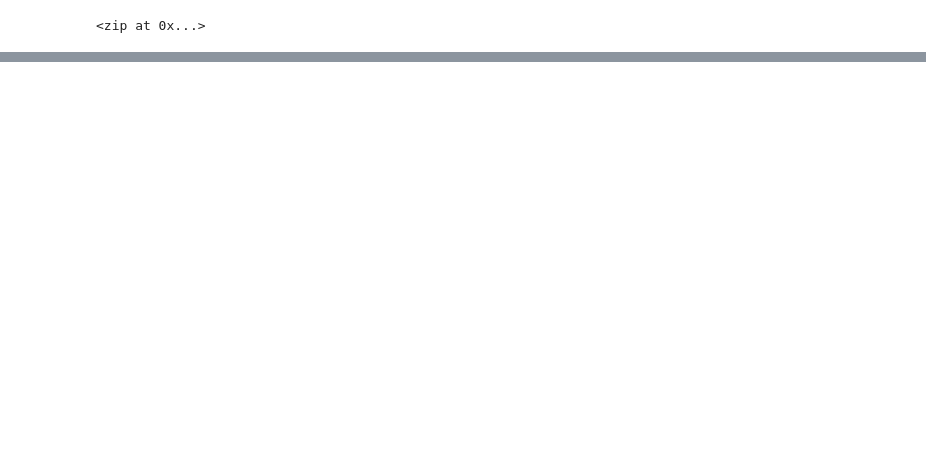
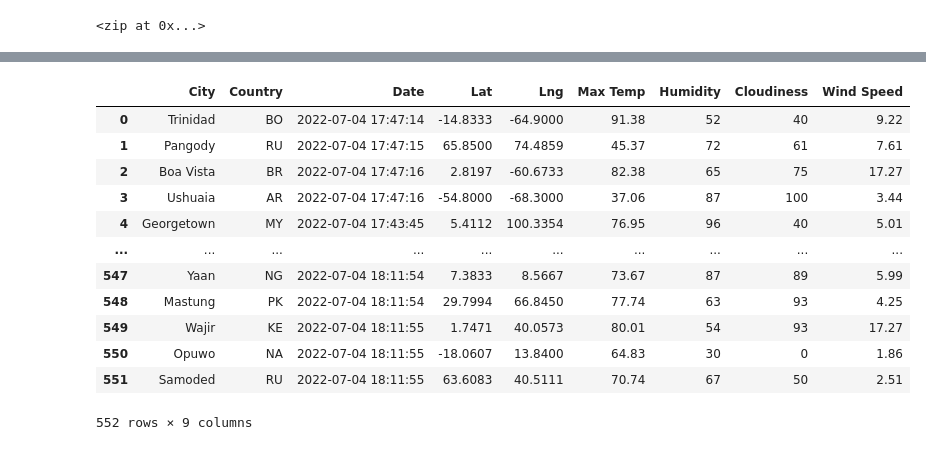
Before and after one commit to adrianm240/World_Weather_Analysis, a Jupyter notebook: WeatherPy.ipynb, the cells around one changed output, grey strips where cells are left out. Saved outputs shown, nothing was run; the diff lists cells and outputs as text; code cells hidden in the pictures; blank space fills up the shorter version.

Commit message:
obtained weather JSON data and parsed it.

```diff
--- a/WeatherPy.ipynb
+++ b/WeatherPy.ipynb
@@ -3,3 +3,17 @@
 import pandas as pd
 import matplotlib.pyplot as plt
 import numpy as np
+
+# Import the requests library.
+import requests
+
+# Import the API key.
+from config import weather_api_key
+
+# Import the time library and the datetime module from the datetime library
+import time
+from datetime import datetime
+
+# Starting URL for Weather Map API Call.
+url = "http://api.openweathermap.org/data/2.5/weather?units=Imperial&APPID=" + weather_api_key
+print(url)
@@ -32,0 +129,4 @@ len(cities)
+# %%
+# Convert the array of dictionaries to a Pandas DataFrame.
+city_data_df = pd.DataFrame(city_data)
+city_data_df.head(10)
@@ -32,0 +145,19 @@ len(cities)
+# %%
+new_column_order = ["City", "Country", "Date", "Lat", "Lng", "Max Temp", "Humidity", "Cloudiness", "Wind Speed"]
+# %%
+city_data_df = city_data_df[new_column_order]
+city_data_df
+# %% [output]
+|  | City | Country | Date | Lat | Lng | Max Temp | Humidity | Cloudiness | Wind Speed |
+| 0 | Trinidad | BO | 2022-07-04 17:47:14 | -14.8333 | -64.9000 | 91.38 | 52 | 40 | 9.22 |
+| 1 | Pangody | RU | 2022-07-04 17:47:15 | 65.8500 | 74.4859 | 45.37 | 72 | 61 | 7.61 |
+| 2 | Boa Vista | BR | 2022-07-04 17:47:16 | 2.8197 | -60.6733 | 82.38 | 65 | 75 | 17.27 |
+| 3 | Ushuaia | AR | 2022-07-04 17:47:16 | -54.8000 | -68.3000 | 37.06 | 87 | 100 | 3.44 |
+| 4 | Georgetown | MY | 2022-07-04 17:43:45 | 5.4112 | 100.3354 | 76.95 | 96 | 40 | 5.01 |
+| ... | ... | ... | ... | ... | ... | ... | ... | ... | ... |
+| 547 | Yaan | NG | 2022-07-04 18:11:54 | 7.3833 | 8.5667 | 73.67 | 87 | 89 | 5.99 |
+| 548 | Mastung | PK | 2022-07-04 18:11:54 | 29.7994 | 66.8450 | 77.74 | 63 | 93 | 4.25 |
+| 549 | Wajir | KE | 2022-07-04 18:11:55 | 1.7471 | 40.0573 | 80.01 | 54 | 93 | 17.27 |
+| 550 | Opuwo | NA | 2022-07-04 18:11:55 | -18.0607 | 13.8400 | 64.83 | 30 | 0 | 1.86 |
+| 551 | Samoded | RU | 2022-07-04 18:11:55 | 63.6083 | 40.5111 | 70.74 | 67 | 50 | 2.51 |
+552 rows × 9 columns
```
Also changed, not shown: parts of 5 cells of this notebook, 2 other files.
